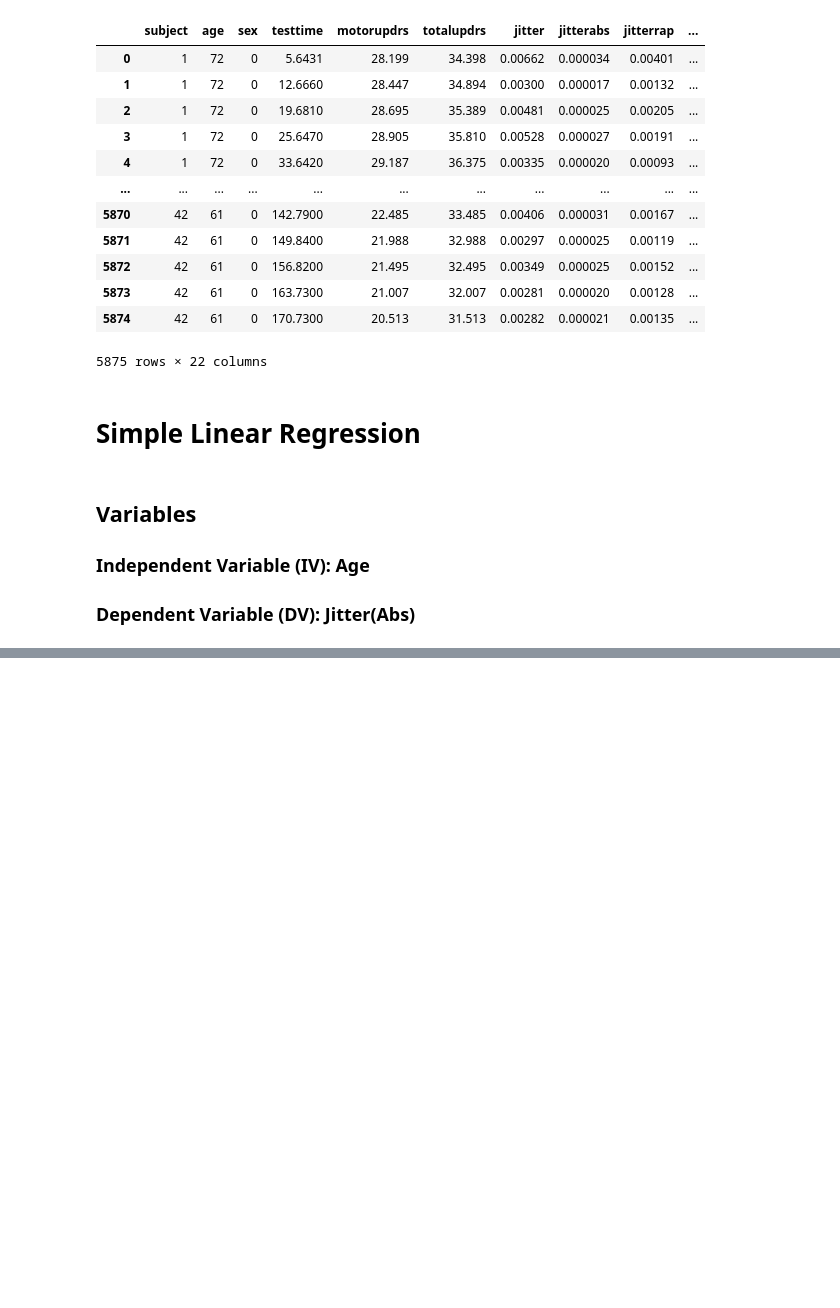
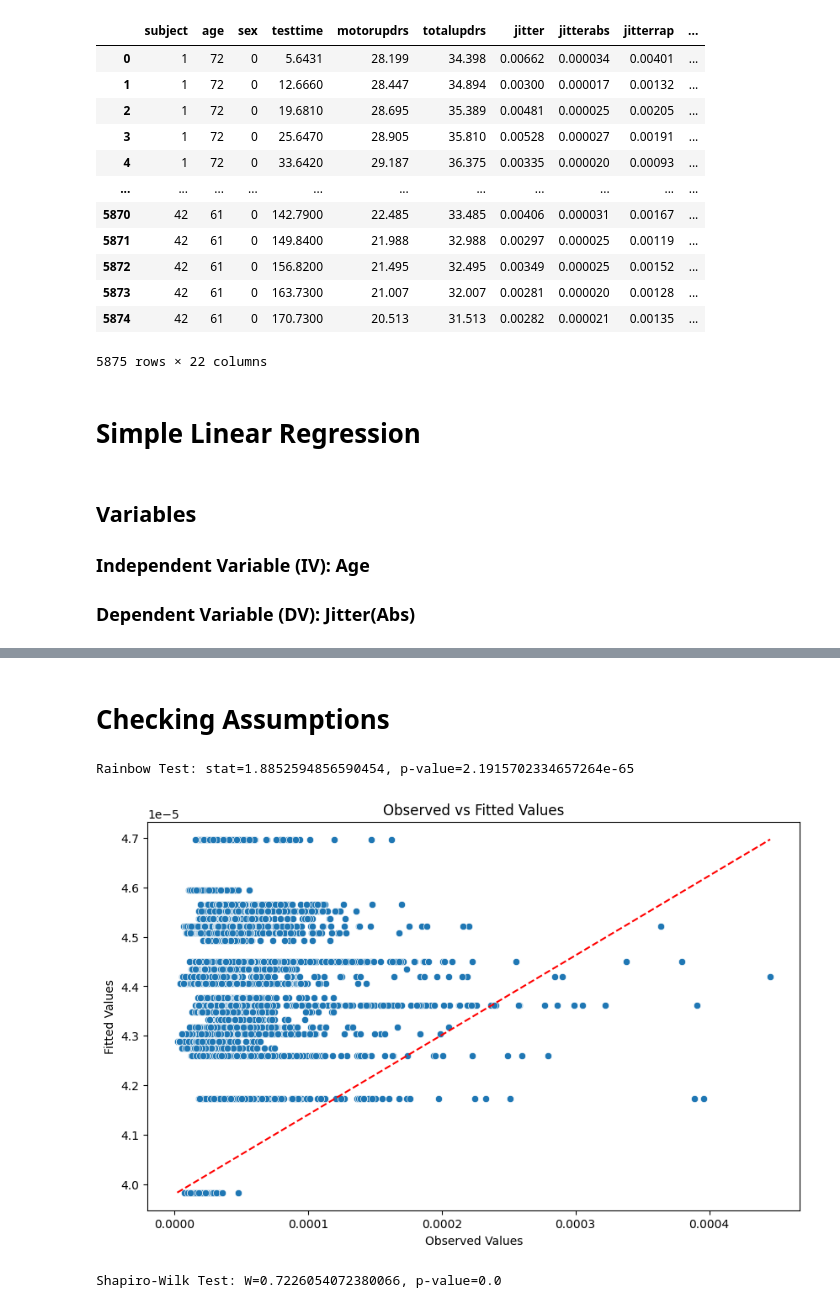
Before and after one commit to EugeneHsiung/datasci_6_regression, a Jupyter notebook: datasci_6_regression.ipynb, the cells around one changed output, grey strips where cells are left out. Drawn from its saved outputs; the diff is of its cells as text; code cells hidden in the pictures; blank space fills up the shorter version.

```diff
--- a/datasci_6_regression.ipynb
+++ b/datasci_6_regression.ipynb
@@ -119,3 +116,6 @@ Covariance Type:            nonrobust
 
 Notes:
 [1] Standard Errors assume that the covariance matrix of the errors is correctly specified.
+# %%
+residuals = results.resid  # differences of observed values and values predicted (linear regression)
+fitted = results.fittedvalues # predicted values of the dependent variable based of IV
@@ -121,0 +124,25 @@ Notes:
+# %% [markdown]
+# **Checking Assumptions**
+# %%
+# Assessing linearity of the relationship
+stat, p_value = linear_rainbow(results)
+print(f"Rainbow Test: stat={stat}, p-value={p_value}")
+# %% [output]
+Rainbow Test: stat=1.8852594856590454, p-value=2.1915702334657264e-65
+# %%
+# Plot observed vs fitted values (from code 37)
+plt.figure(figsize=(10, 6))
+sns.scatterplot(x=df['jitterabs'], y=fitted)
+plt.xlabel('Observed Values')
+plt.ylabel('Fitted Values')
+plt.title('Observed vs Fitted Values')
+plt.plot([min(df['jitterabs']), max(df['jitterabs'])], [min(fitted), max(fitted)], color='red', linestyle='--')
+plt.show()
+# %% [output]
+[figure, added]
+# %%
+# Assessing normality of the residuals
+W, p_value = shapiro(residuals)
+print(f"Shapiro-Wilk Test: W={W}, p-value={p_value}")
+# %% [output]
+Shapiro-Wilk Test: W=0.7226054072380066, p-value=0.0
```
Also changed, not shown: parts of 24 cells of this notebook.
